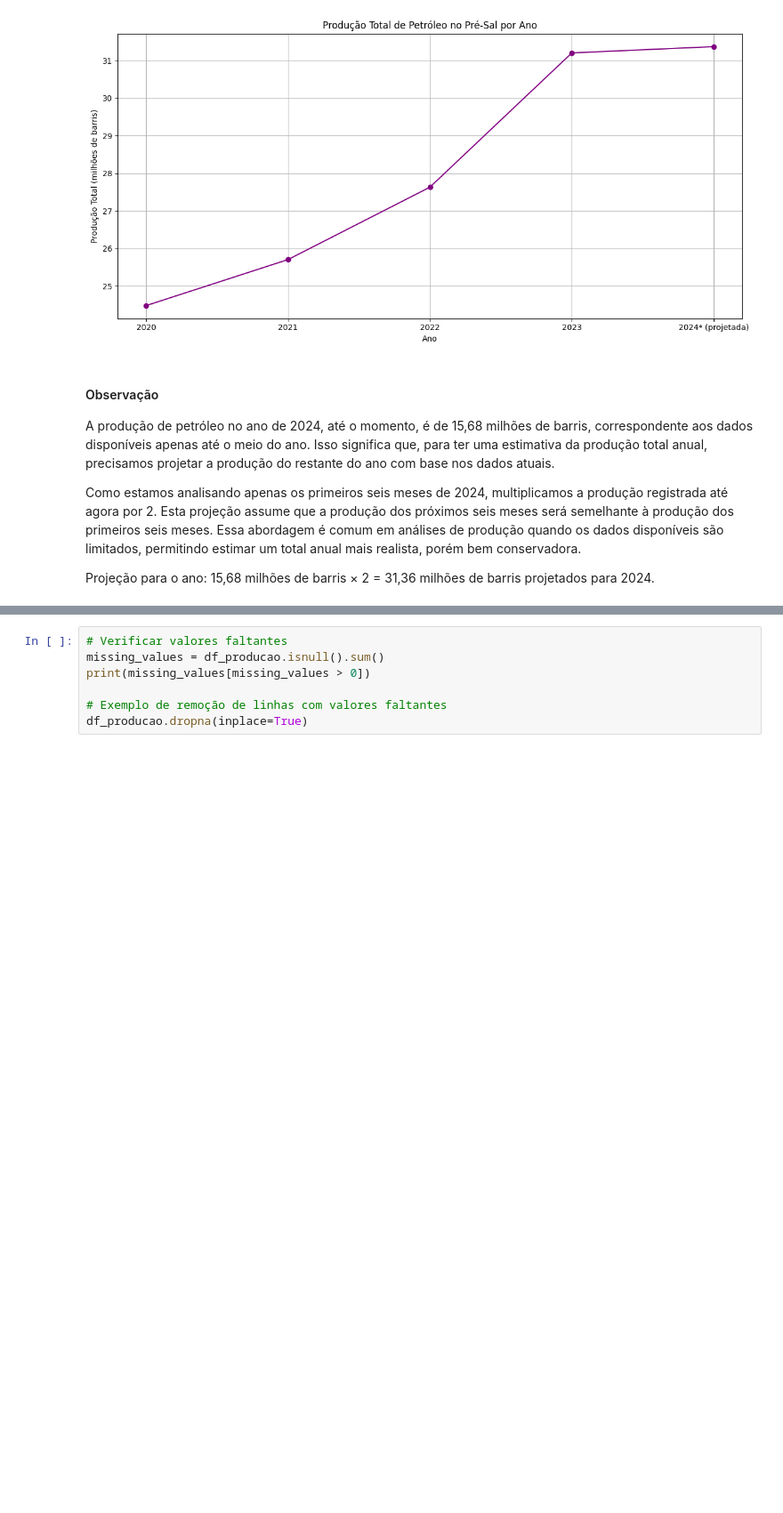
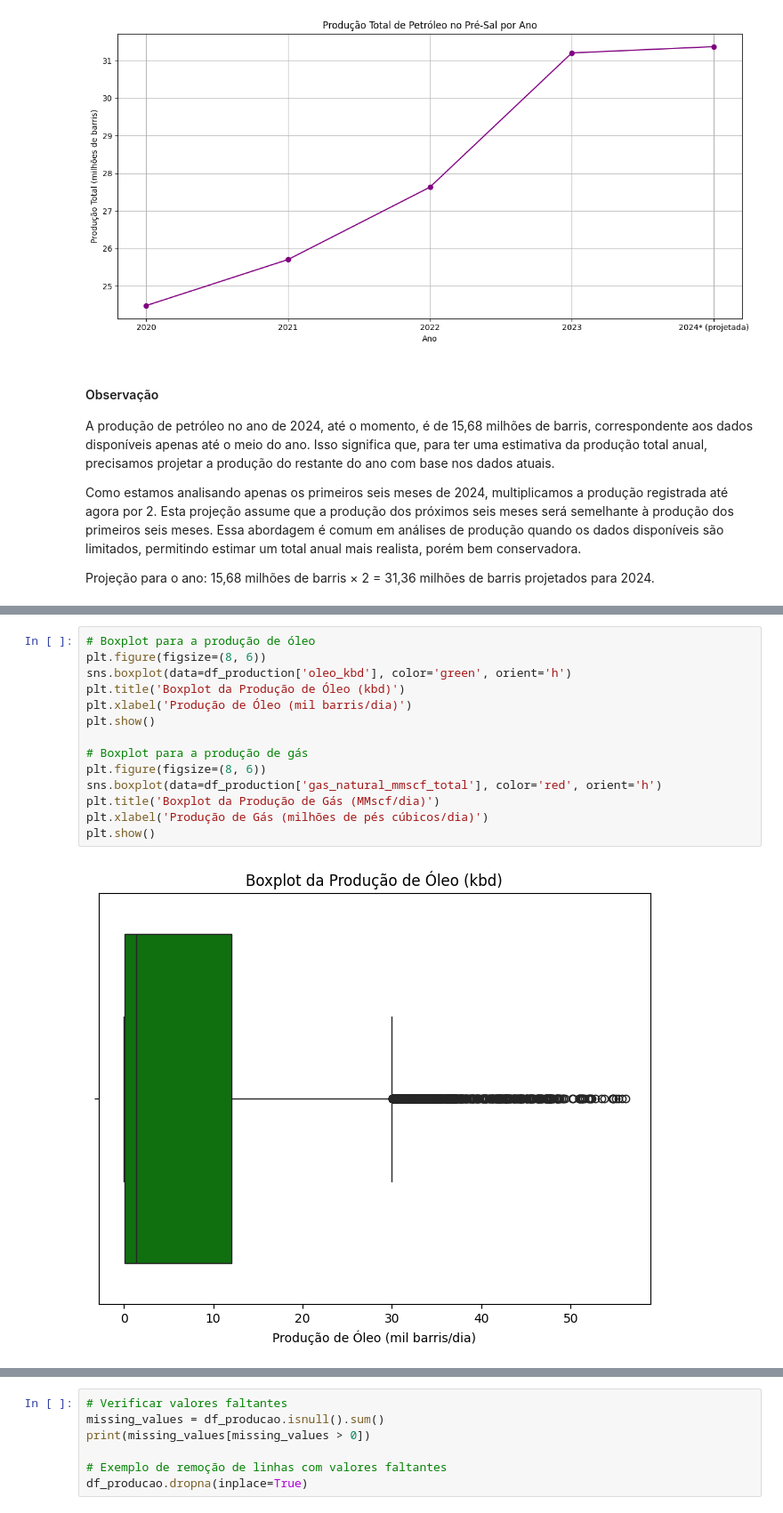
Before and after one commit to brainopensource/datascience-mvp, a Jupyter notebook: MVP_Análise_de_Dados_e_Boas_Práticas.ipynb, the cells around one changed output, grey strips where cells are left out. Shown at 89% size. Cells and saved outputs as stored; diff of their text form; blank space fills up the shorter version.

```diff
--- a/MVP_Análise_de_Dados_e_Boas_Práticas.ipynb
+++ b/MVP_Análise_de_Dados_e_Boas_Práticas.ipynb
@@ -646,0 +532,16 @@ plt.show()
+# %%
+# Boxplot para a produção de óleo
+plt.figure(figsize=(8, 6))
+sns.boxplot(data=df_production['oleo_kbd'], color='green', orient='h')
+plt.title('Boxplot da Produção de Óleo (kbd)')
+plt.xlabel('Produção de Óleo (mil barris/dia)')
+plt.show()
+
+# Boxplot para a produção de gás
+plt.figure(figsize=(8, 6))
+sns.boxplot(data=df_production['gas_natural_mmscf_total'], color='red', orient='h')
+plt.title('Boxplot da Produção de Gás (MMscf/dia)')
+plt.xlabel('Produção de Gás (milhões de pés cúbicos/dia)')
+plt.show()
+# %% [output]
+[figure, added]
```
Also changed, not shown: parts of 34 cells of this notebook.
